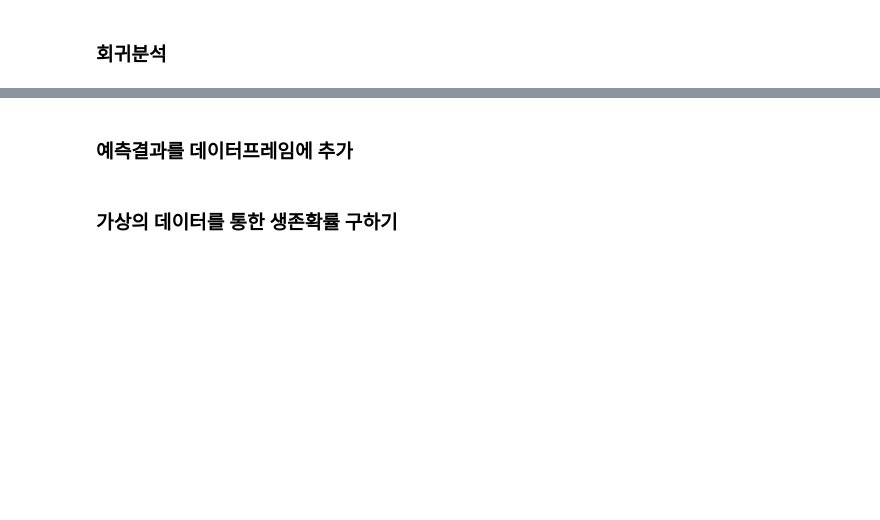
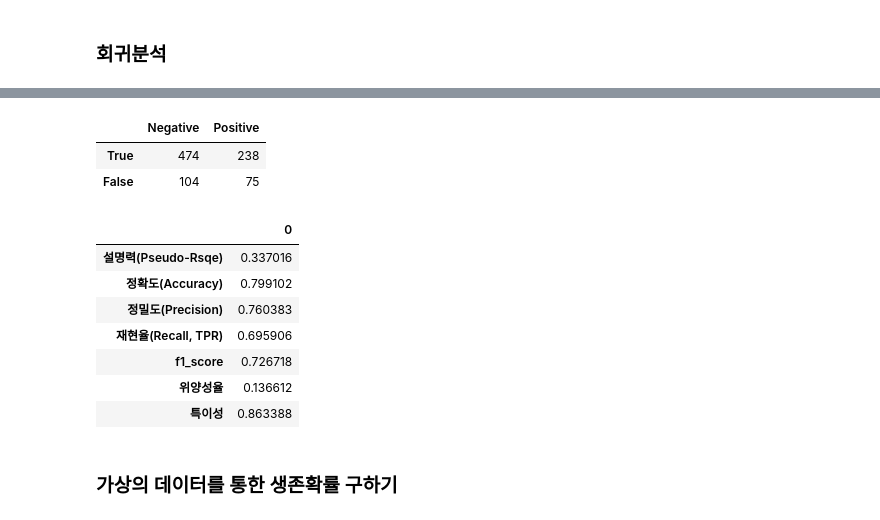
Before and after one commit to Jeeunun/Data_analysis_education_Closed, a Jupyter notebook: data_analysis/E.확증적_데이터_분석/05_로지스틱회귀/로지스틱회귀_연습문제.ipynb, the cells around one changed output, grey strips where cells are left out. Drawn from its saved outputs; the diff is of its cells as text; code cells hidden in the pictures; blank space fills up the shorter version.

```diff
--- a/data_analysis/E.확증적_데이터_분석/05_로지스틱회귀/로지스틱회귀_연습문제.ipynb
+++ b/data_analysis/E.확증적_데이터_분석/05_로지스틱회귀/로지스틱회귀_연습문제.ipynb
@@ -430,4 +411,19 @@ Embarked       0.2607      0.142      1.836      0.066      -0.018       0.539
-# %% [markdown]
-### 예측결과를 데이터프레임에 추가
+# %%
+logit_result.cmdf
+# %% [output]
+|  | Negative | Positive |
+| True | 474 | 238 |
+| False | 104 | 75 |
+# %%
+logit_result.result_df.T
+# %% [output]
+|  | 0 |
+| 설명력(Pseudo-Rsqe) | 0.337016 |
+| 정확도(Accuracy) | 0.799102 |
+| 정밀도(Precision) | 0.760383 |
+| 재현율(Recall, TPR) | 0.695906 |
+| f1_score | 0.726718 |
+| 위양성율 | 0.136612 |
+| 특이성 | 0.863388 |
 # %% [markdown]
 ### 가상의 데이터를 통한 생존확률 구하기
```
Also changed, not shown: parts of 17 cells of this notebook, 5 other files.
